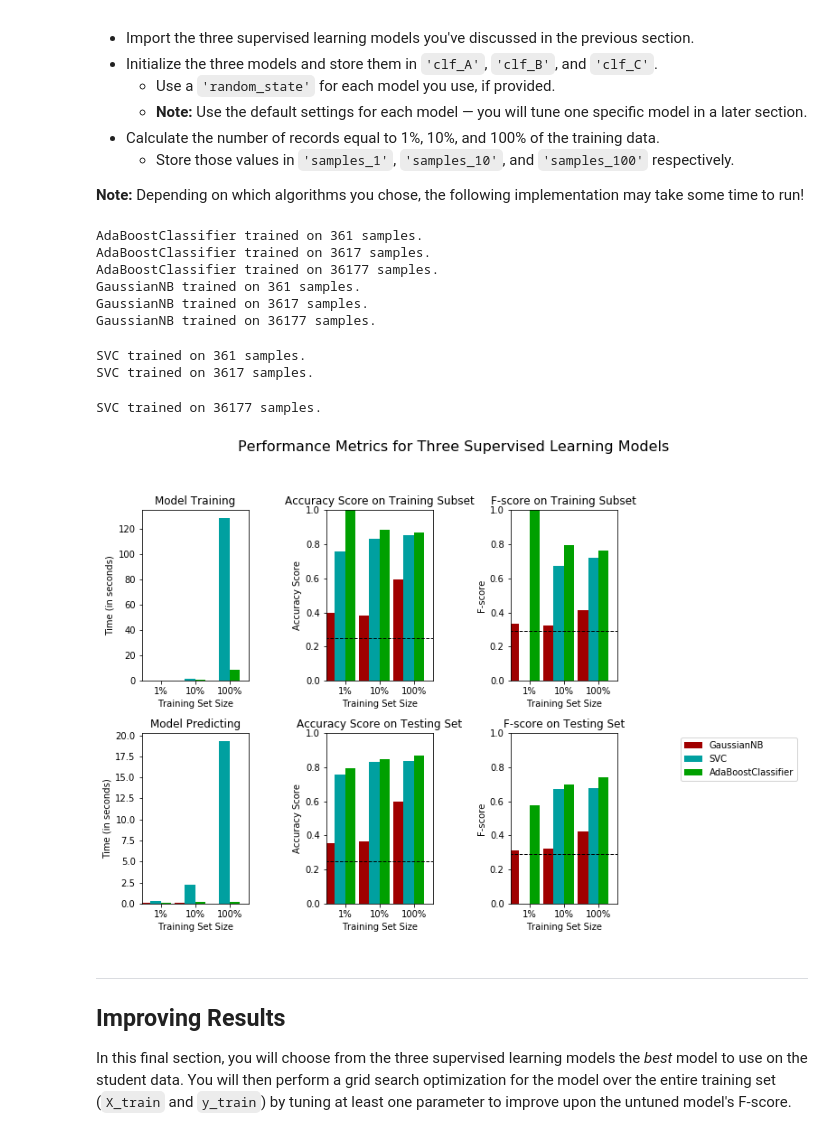
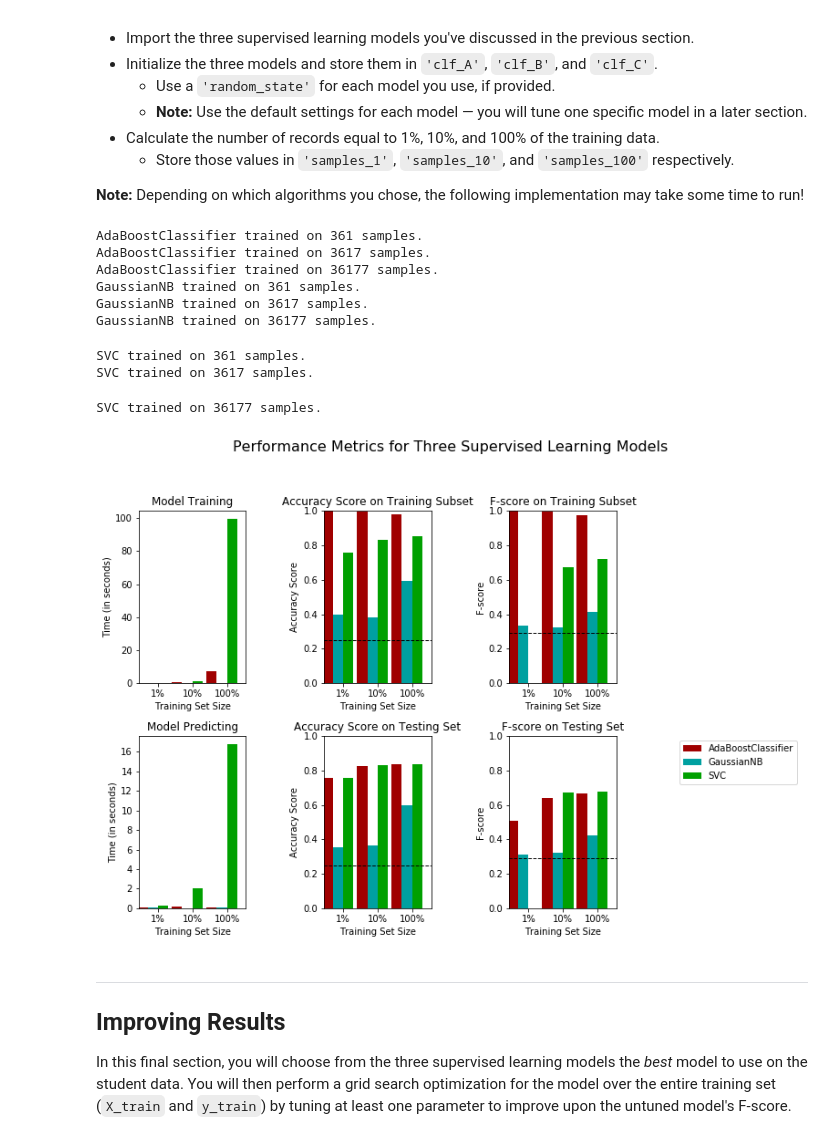
Before and after one commit to fjprobos/machine-learning, a Jupyter notebook: projects/finding_donors/finding_donors.ipynb, the cells around one changed output. Drawn from its saved outputs; the diff is of its cells as text; code cells hidden in the pictures.

```diff
--- a/projects/finding_donors/finding_donors.ipynb
+++ b/projects/finding_donors/finding_donors.ipynb
@@ -411,42 +443,42 @@ from sklearn.naive_bayes import GaussianNB
 from sklearn.svm import SVC
 
 # TODO: Initialize the three models
-clf_A = AdaBoostClassifier(DecisionTreeClassifier(max_depth=2))
+clf_A = AdaBoostClassifier(DecisionTreeClassifier(random_state=10))
 clf_B = GaussianNB()
-clf_C = SVC(C=1.0, kernel='rbf')
+clf_C = SVC(random_state=10)
 
 # TODO: Calculate the number of samples for 1%, 10%, and 100% of the training data
 # HINT: samples_100 is the entire training set i.e. len(y_train)
 # HINT: samples_10 is 10% of samples_100 (ensure to set the count of the values to be `int` and not `float`)
 # HINT: samples_1 is 1% of samples_100 (ensure to set the count of the values to be `int` and not `float`)
 samples_100 = len(y_train)
 samples_10 = int(len(y_train)/10)
 samples_1 = int(len(y_train)/100)
 
 # Collect results on the learners
 
 #Reincorporar en el iterable
 results = {}
 for clf in [clf_A, clf_B, clf_C]:
     clf_name = clf.__class__.__name__
     results[clf_name] = {}
     for i, samples in enumerate([samples_1, samples_10, samples_100]):
         results[clf_name][i] = \
         train_predict(clf, samples, X_train, y_train, X_test, y_test)
 
 # Run metrics visualization for the three supervised learning models chosen
 vs.evaluate(results, accuracy, fscore)
 # %% [output]
 AdaBoostClassifier trained on 361 samples.
 AdaBoostClassifier trained on 3617 samples.
 AdaBoostClassifier trained on 36177 samples.
 GaussianNB trained on 361 samples.
 GaussianNB trained on 3617 samples.
 GaussianNB trained on 36177 samples.
 SVC trained on 361 samples.
 SVC trained on 3617 samples.
 SVC trained on 36177 samples.
-[figure, old version]
+[figure, new version]
 # %% [markdown]
 ----
 ## Improving Results
```
Also changed, not shown: parts of 1 cell of this notebook.
